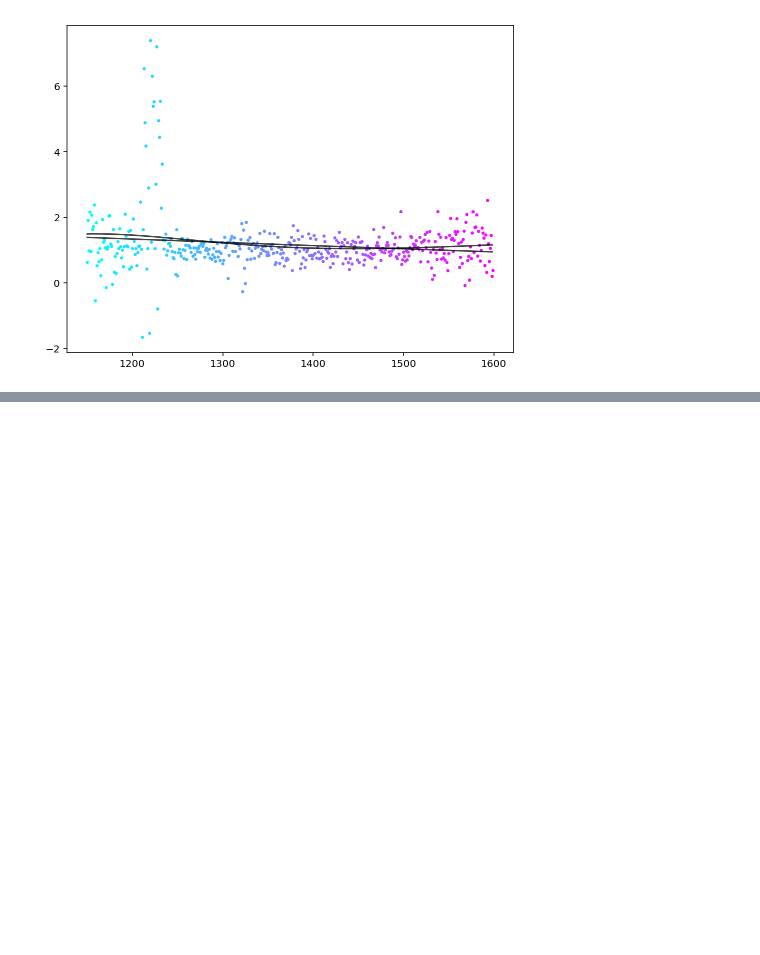
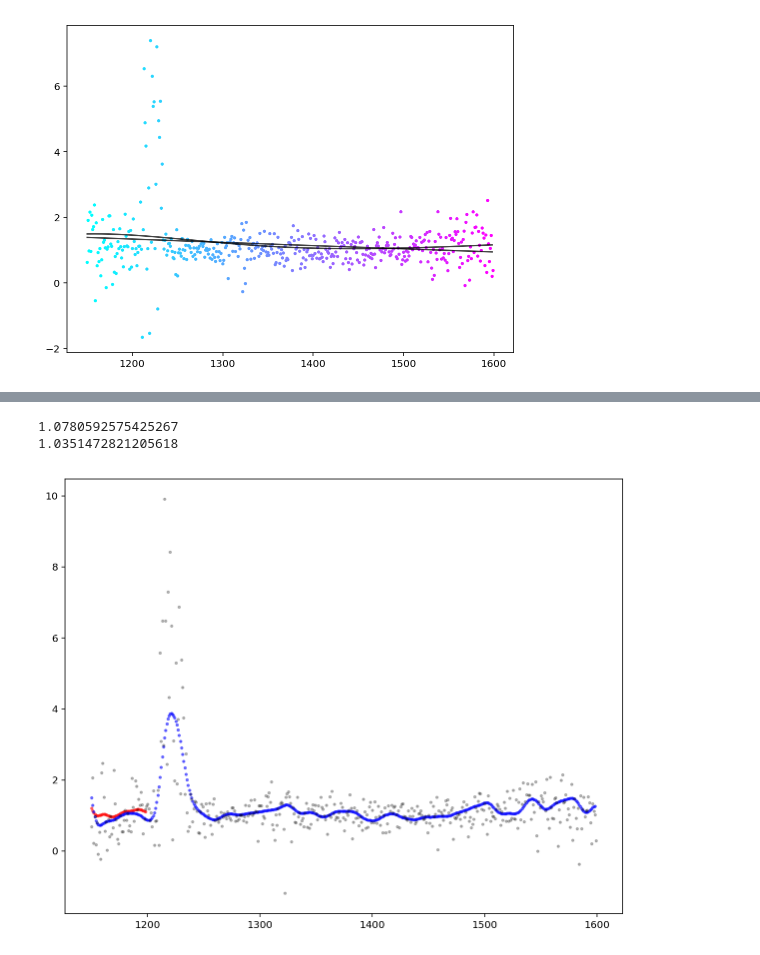
Before and after one commit to themichaelyang/cs229, a Jupyter notebook: pset1/1.5.ipynb, the cells around one changed output, grey strips where cells are left out. Saved outputs shown, nothing was run; the diff lists cells and outputs as text; code cells hidden in the pictures; blank space fills up the shorter version.

```diff
--- a/pset1/1.5.ipynb
+++ b/pset1/1.5.ipynb
@@ -92,0 +130,72 @@ fit_row_1_weighted(data_train, [100, 1000])
+# %%
+# def f(x_eval, i, smoothed_data, inputs):
+#     j = np.where(inputs == x_eval)
+#     return smoothed_data[i][j]
+
+# where f_right is evaluated from (Lyman-alpha)
+right_index = np.where(inputs == 1300)[0][0]
+
+# smoothed_data is the function! the row is the fn outputs
+def f(i, smoothed_data, x_eval=None):
+    if not x_eval:
+        return smoothed_data[i, :]
+    else:
+        j = np.where(inputs == x_eval)[0][0]
+        return smoothed_data[i, j]
+
+def bound(t):
+    return max(1 - t, 0)
+
+def distance(f1_i, f2_i, smoothed_data, right=False):
+    diff = (f(f1_i, smoothed_data) - f(f2_i, smoothed_data))
+    if right:
+        diff = diff[right_index:]
+    return diff @ diff
+
+def neighbors(f1_i, k, smoothed_data, inputs):
+    distances = np.asarray([distance(f1_i, i, smoothed_data, True)
+                            for i in range(smoothed_data.shape[0])])
+    indicies = np.argsort(distances)
+    return indicies[0:k], indicies[-1]
+
+
+def f_left(x_eval, f_right_i, smoothed_data, inputs):
+    knn, h = neighbors(f_right_i, 3, smoothed_data, inputs)
+    numer = 0
+    for i in knn:
+        numer += bound(distance(f_right_i, i, smoothed_data, True) / h) * f(i, smoothed_data, x_eval)
+
+    deno = 0
+    for i in knn:
+        deno += bound(distance(f_right_i, i, smoothed_data, True) / h)
+
+    return numer / deno
+
+print(f_left(1201, 0, smoothed_data, inputs))
+print(smoothed_data[2, np.where(inputs == 1201)[0][0]])
+
+def plot_f_left(f_right_i, smoothed_data, inputs, data_train):
+    left_index = np.where(inputs == 1200)[0][0] - 1
+    x = inputs[:left_index]
+    y = [f_left(i, f_right_i, smoothed_data, inputs) for i in x]
+
+    spectrum = data_train[0, :]
+    flux = data_train[f_right_i, :]
+
+    fig, ax = plt.subplots(figsize=(10, 8))
+    # predicted
+    ax.scatter(x, y, s=5, c='red', alpha=0.5)
+
+    # original smoothed
+    ax.scatter(inputs, smoothed_data[f_right_i, :], s=5, c='blue', alpha=0.5)
+
+    # original raw data
+    ax.scatter(spectrum, flux, s=5, c='black', alpha=0.25)
+    plt.show()
+
+# for training example 20
+plot_f_left(20, smoothed_data, inputs, data_train)
+# %% [output]
+1.0780592575425267
+1.0351472821205618
+[figure, added]
```
Also changed, not shown: parts of 6 cells of this notebook, 2 other files.
